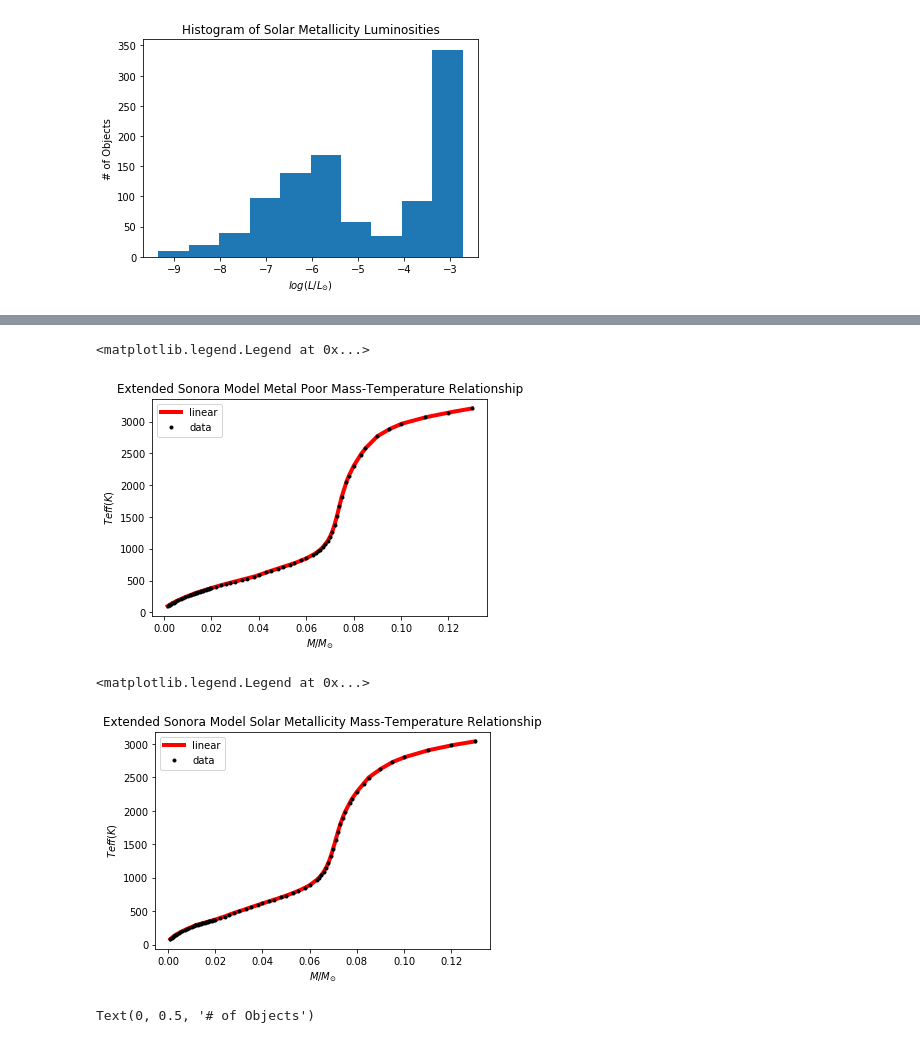
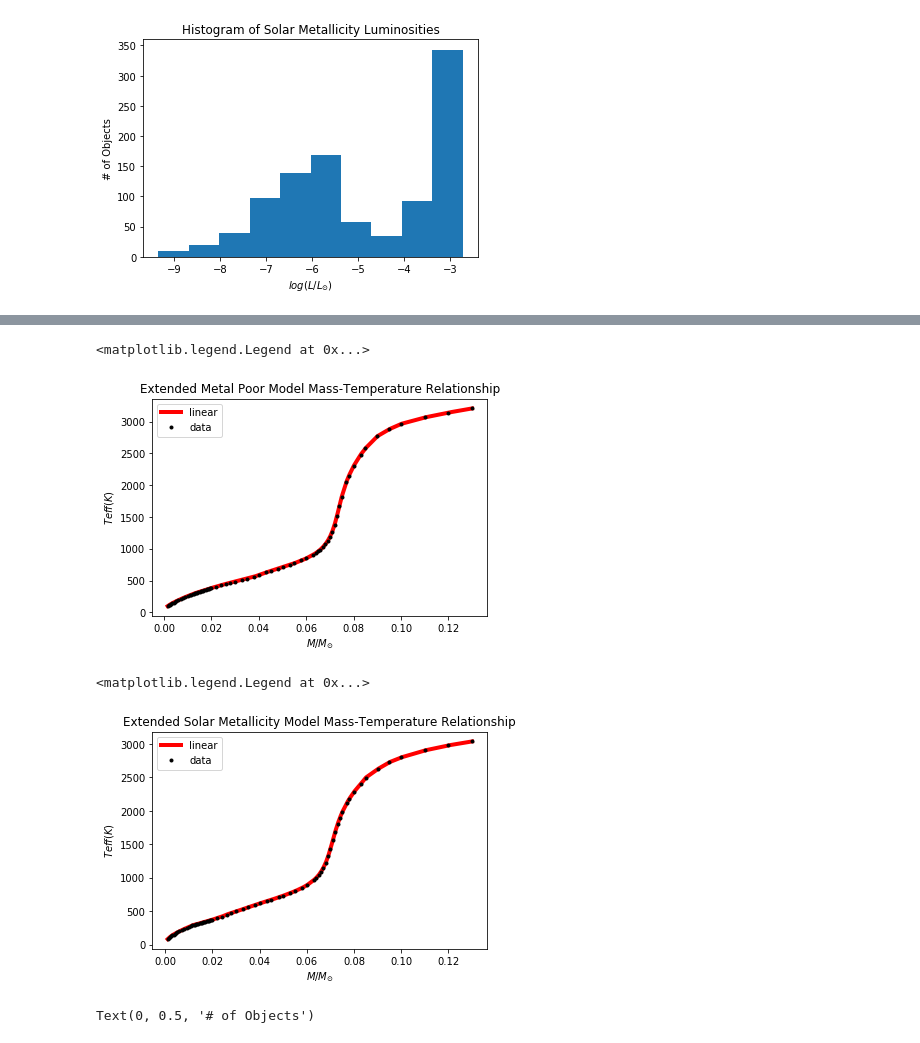
Before and after one commit to dhilligo/BDwarfLumFunction, a Jupyter notebook: GCNS Table Analysis.ipynb, the cells around one changed output, grey strips where cells are left out. Saved outputs shown, nothing was run; the diff lists cells and outputs as text; code cells hidden in the pictures.

```diff
--- a/GCNS Table Analysis.ipynb
+++ b/GCNS Table Analysis.ipynb
@@ -642,13 +645,13 @@ f2=interpolate.interp1d(metal_poor_model['M/Msun'],(metal_poor_model['Teff(K)'])
 # %%
 plt.plot(masses,f2(masses),'-',label='linear',c='r',lw=4)
 plt.plot(metal_poor_model['M/Msun'],metal_poor_model['Teff(K)'],'.',label='data',lw=8,c='black')
 plt.xlabel(r"$M/M_{\odot}$")
 plt.ylabel("$Teff (K)$")
-plt.title("Extended Sonora Model Metal Poor Mass-Temperature Relationship")
+plt.title("Extended Metal Poor Model Mass-Temperature Relationship")
 plt.legend(loc='best')
 # %% [output]
 <matplotlib.legend.Legend at 0x...>
-[figure, old version]
+[figure, new version]
 # %%
 f3=interpolate.interp1d(solar_metallicity_model['M/Msun'],(solar_metallicity_model['Teff(K)']),kind='linear')
 # %%
@@ -656,11 +659,11 @@ plt.plot(masses1,f3(masses1),'-',label='linear',c='r',lw=4)
 plt.plot(solar_metallicity_model['M/Msun'],solar_metallicity_model['Teff(K)'],'.',label='data',lw=3,c='black')
 plt.xlabel(r"$M/M_{\odot}$")
 plt.ylabel("$Teff (K)$")
-plt.title("Extended Sonora Model Solar Metallicity Mass-Temperature Relationship")
+plt.title("Extended Solar Metallicity Model Mass-Temperature Relationship")
 plt.legend(loc='best')
 # %% [output]
 <matplotlib.legend.Legend at 0x...>
-[figure, old version]
+[figure, new version]
 # %%
 plt.hist(f2(masses))
 plt.title("Histogram of Metal Poor Temperatures")
```
Also changed, not shown: parts of 15 cells of this notebook.
